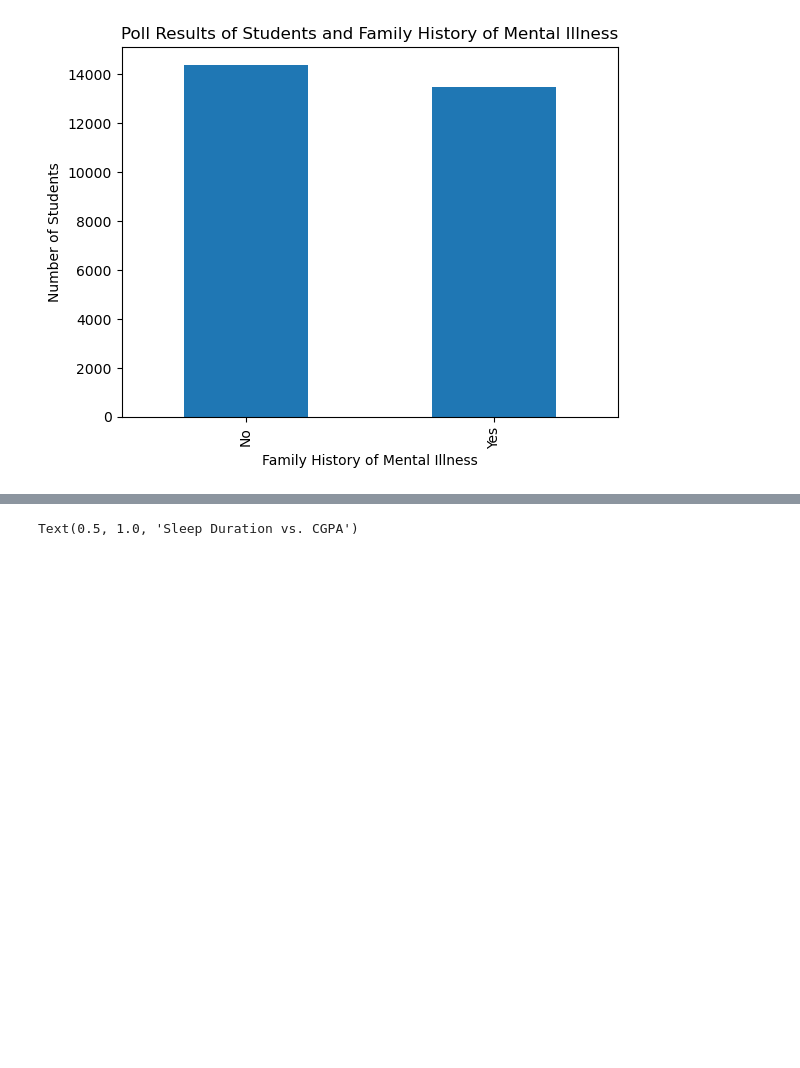
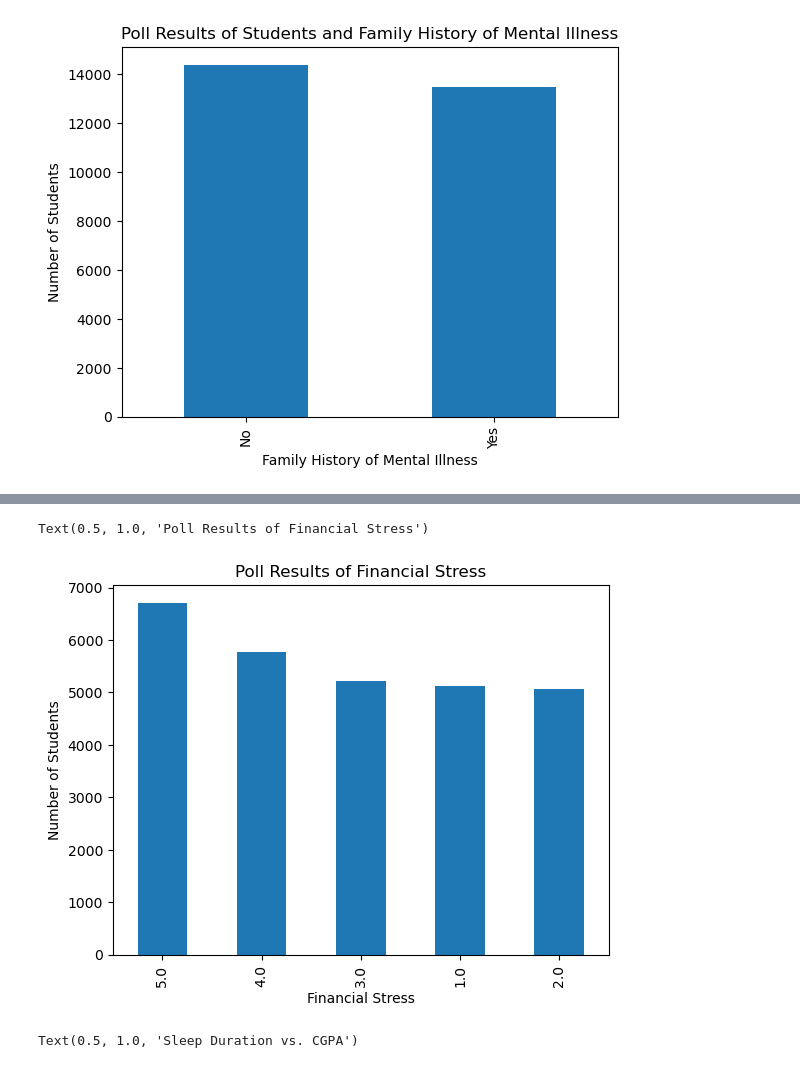
Before and after one commit to EAduAgyei/TDSProject2025, a Jupyter notebook: TDSProjectSD2025.ipynb, the cells around one changed output, grey strips where cells are left out. Cells and saved outputs as stored; diff of their text form; code cells hidden in the pictures; blank space fills up the shorter version.

```diff
--- a/TDSProjectSD2025.ipynb
+++ b/TDSProjectSD2025.ipynb
@@ -128,3 +152,11 @@ Text(0.5, 1.0, 'Poll Results of Students and Family History of Mental Illness')
+# %%
+fin_count = depression2["Financial Stress"].value_counts()
+fin_count.plot(kind = "bar")
+plt.ylabel("Number of Students")
+plt.title("Poll Results of Financial Stress")
+# %% [output]
+Text(0.5, 1.0, 'Poll Results of Financial Stress')
+[figure, added]
 # %%
 sns.relplot(x = "Sleep Duration", y = "CGPA", hue = "Degree", kind = "line", data = depression2)
 plt.title("Sleep Duration vs. CGPA")
```
Also changed, not shown: parts of 6 cells of this notebook.
